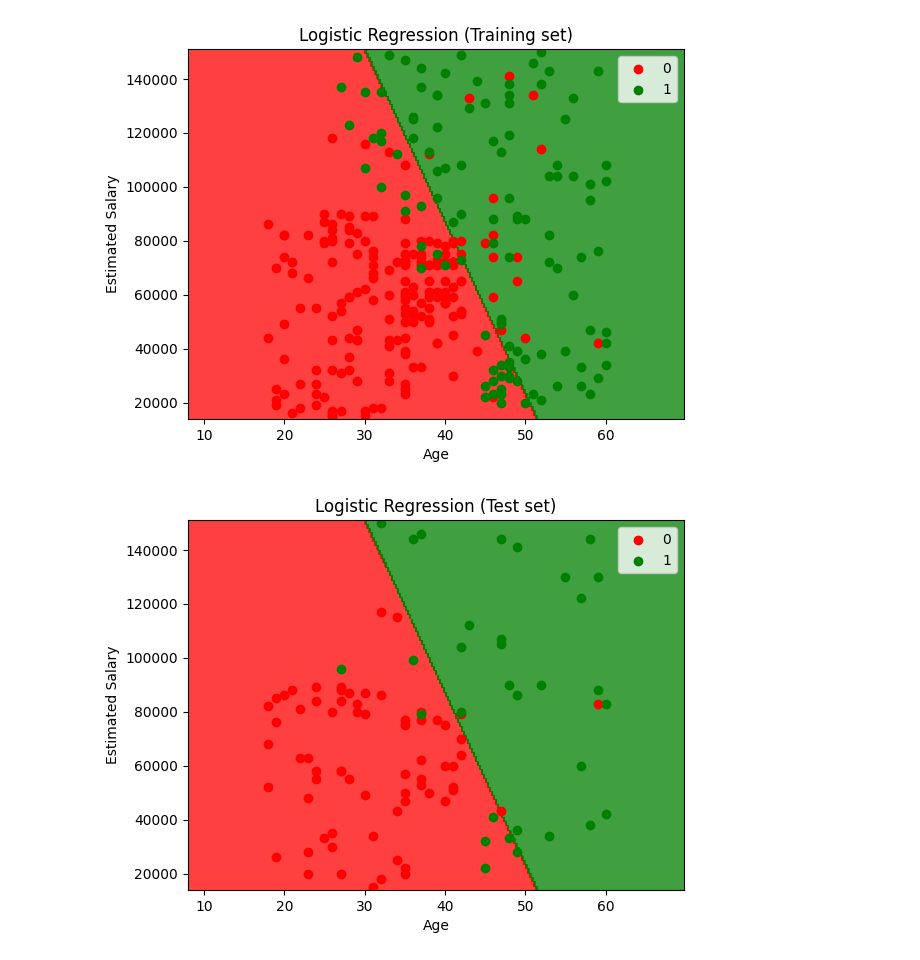
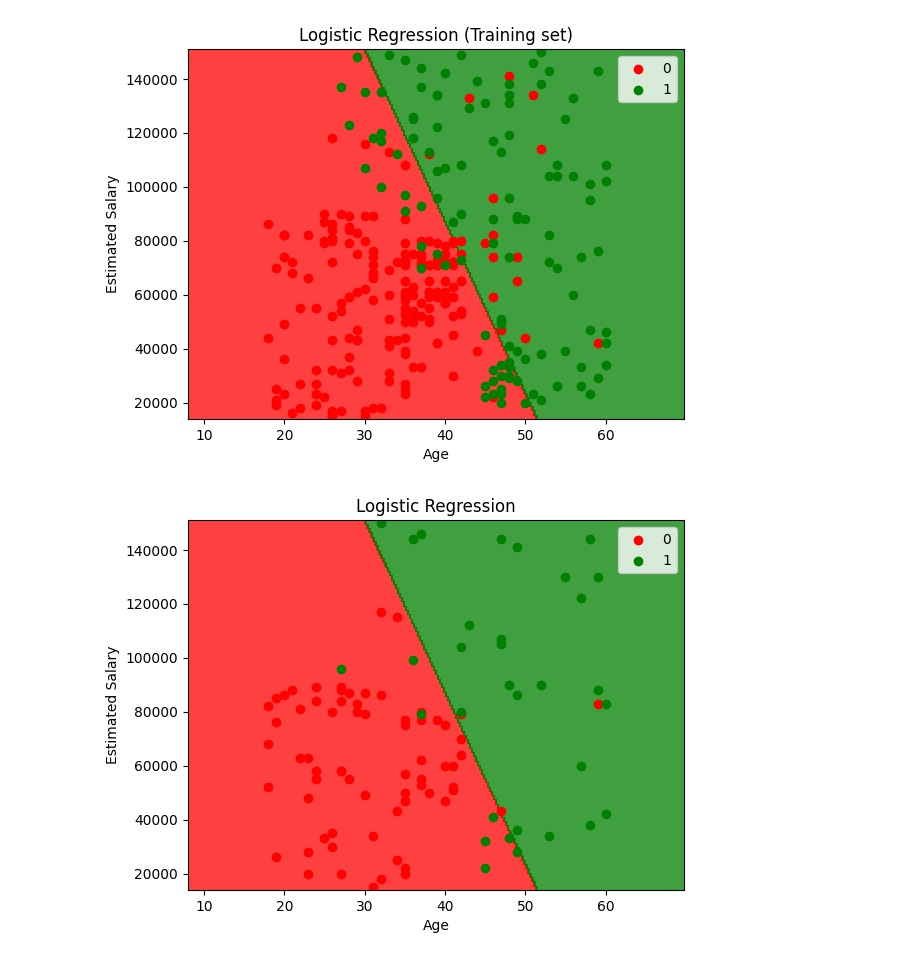
Before and after one commit to uv547756/Intro-to-ML, a Jupyter notebook: Classification/Logistic'.ipynb, the cells around one changed output. Saved outputs shown, nothing was run; the diff lists cells and outputs as text; code cells hidden in the pictures.

```diff
--- a/Classification/Logistic'.ipynb
+++ b/Classification/Logistic'.ipynb
@@ -115,18 +115,18 @@ plt.show()
 # %%
 from matplotlib.colors import ListedColormap
 X_set, y_set = sc.inverse_transform(X_test), y_test
 X1, X2 = np.meshgrid(np.arange(start = X_set[:, 0].min() - 10, stop = X_set[:, 0].max() + 10, step = 0.25),
                      np.arange(start = X_set[:, 1].min() - 1000, stop = X_set[:, 1].max() + 1000, step = 0.25))
 plt.contourf(X1, X2, classifier.predict(sc.transform(np.array([X1.ravel(), X2.ravel()]).T)).reshape(X1.shape),
              alpha = 0.75, cmap = ListedColormap(('red', 'green')))
 plt.xlim(X1.min(), X1.max())
 plt.ylim(X2.min(), X2.max())
 for i, j in enumerate(np.unique(y_set)):
     plt.scatter(X_set[y_set == j, 0], X_set[y_set == j, 1], c = ListedColormap(('red', 'green'))(i), label = j)
-plt.title('Logistic Regression (Test set)')
+plt.title('Logistic Regression')
 plt.xlabel('Age')
 plt.ylabel('Estimated Salary')
 plt.legend()
 plt.show()
 # %% [output]
-[figure, old version]
+[figure, new version]
```
